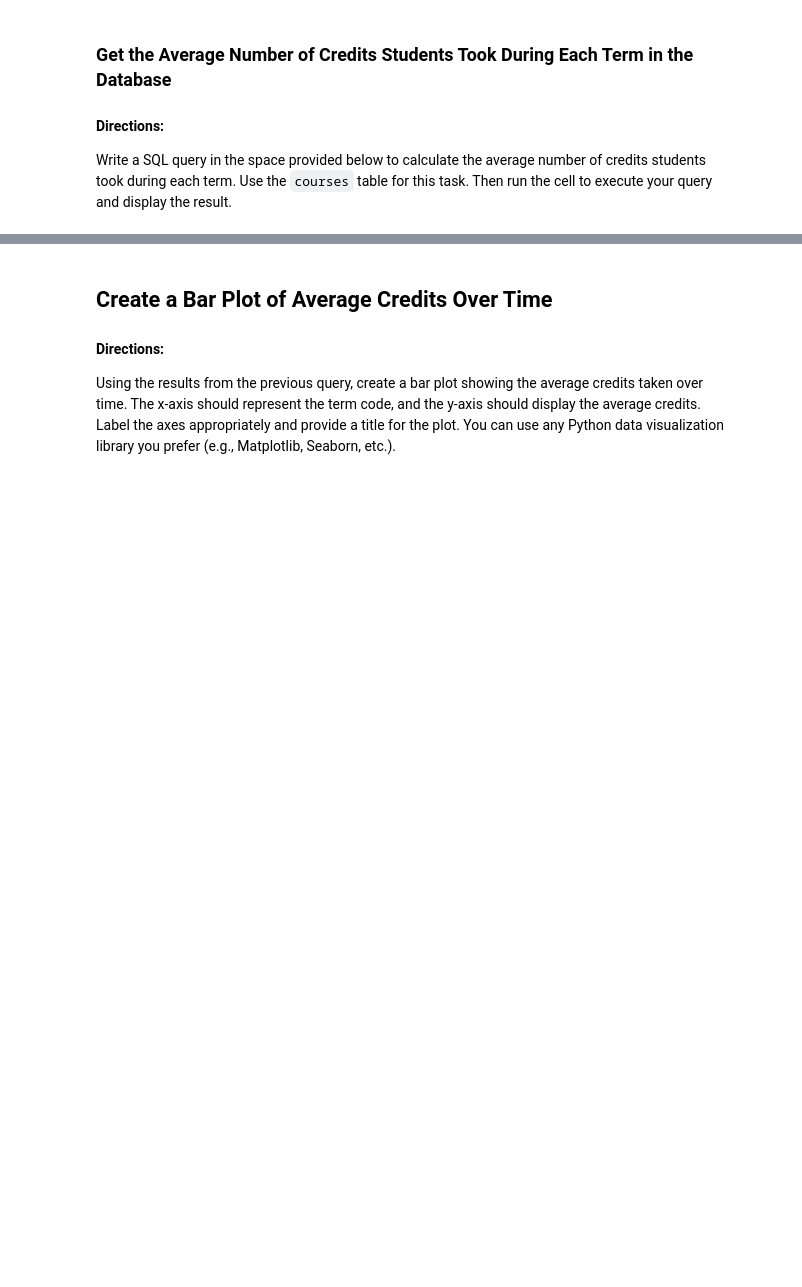
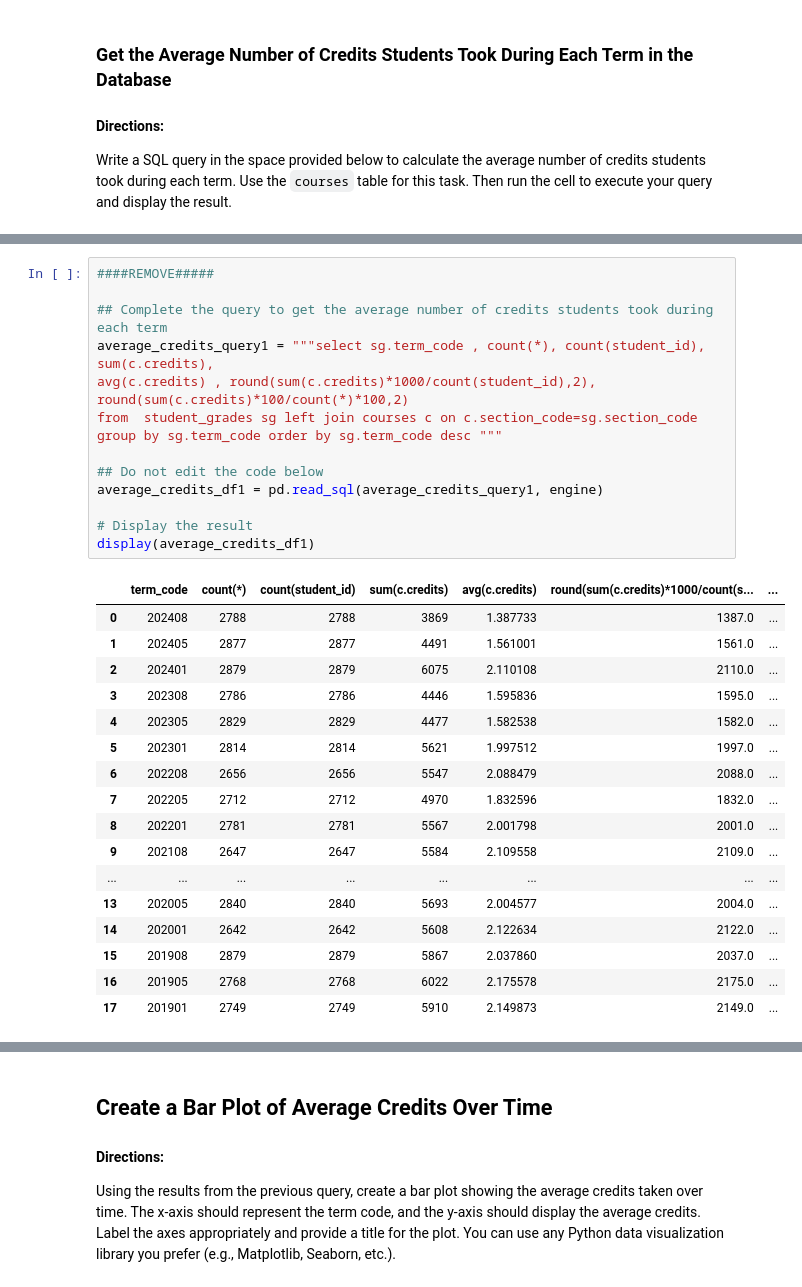
Before and after one commit to VarshithaGangula3/assessment, a Jupyter notebook: university_analysis.ipynb, the cells around one changed output, grey strips where cells are left out. Cells and saved outputs as stored; diff of their text form; blank space fills up the shorter version.

```diff
--- a/university_analysis.ipynb
+++ b/university_analysis.ipynb
@@ -206,0 +232,33 @@ display(average_credits_df)
+# %%
+####REMOVE#####
+
+## Complete the query to get the average number of credits students took during each term
+average_credits_query1 = """select sg.term_code , count(*), count(student_id), sum(c.credits),
+avg(c.credits) , round(sum(c.credits)*1000/count(student_id),2),
+round(sum(c.credits)*100/count(*)*100,2)
+from  student_grades sg left join courses c on c.section_code=sg.section_code
+group by sg.term_code order by sg.term_code desc """
+
+## Do not edit the code below
+average_credits_df1 = pd.read_sql(average_credits_query1, engine)
+
+# Display the result
+display(average_credits_df1)
+# %% [output]
+|  | term_code | count(*) | count(student_id) | sum(c.credits) | avg(c.credits) | round(sum(c.credits)*1000/count(s... | ... |
+| 0 | 202408 | 2788 | 2788 | 3869 | 1.387733 | 1387.0 | ... |
+| 1 | 202405 | 2877 | 2877 | 4491 | 1.561001 | 1561.0 | ... |
+| 2 | 202401 | 2879 | 2879 | 6075 | 2.110108 | 2110.0 | ... |
+| 3 | 202308 | 2786 | 2786 | 4446 | 1.595836 | 1595.0 | ... |
+| 4 | 202305 | 2829 | 2829 | 4477 | 1.582538 | 1582.0 | ... |
+| 5 | 202301 | 2814 | 2814 | 5621 | 1.997512 | 1997.0 | ... |
+| 6 | 202208 | 2656 | 2656 | 5547 | 2.088479 | 2088.0 | ... |
+| 7 | 202205 | 2712 | 2712 | 4970 | 1.832596 | 1832.0 | ... |
+| 8 | 202201 | 2781 | 2781 | 5567 | 2.001798 | 2001.0 | ... |
+| 9 | 202108 | 2647 | 2647 | 5584 | 2.109558 | 2109.0 | ... |
+| ... | ... | ... | ... | ... | ... | ... | ... |
+| 13 | 202005 | 2840 | 2840 | 5693 | 2.004577 | 2004.0 | ... |
+| 14 | 202001 | 2642 | 2642 | 5608 | 2.122634 | 2122.0 | ... |
+| 15 | 201908 | 2879 | 2879 | 5867 | 2.037860 | 2037.0 | ... |
+| 16 | 201905 | 2768 | 2768 | 6022 | 2.175578 | 2175.0 | ... |
+| 17 | 201901 | 2749 | 2749 | 5910 | 2.149873 | 2149.0 | ... |
```
Also changed, not shown: parts of 20 cells of this notebook.
